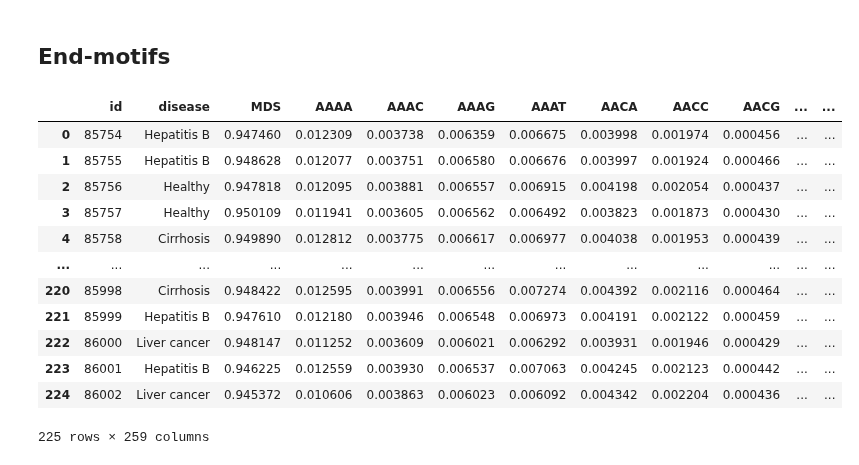
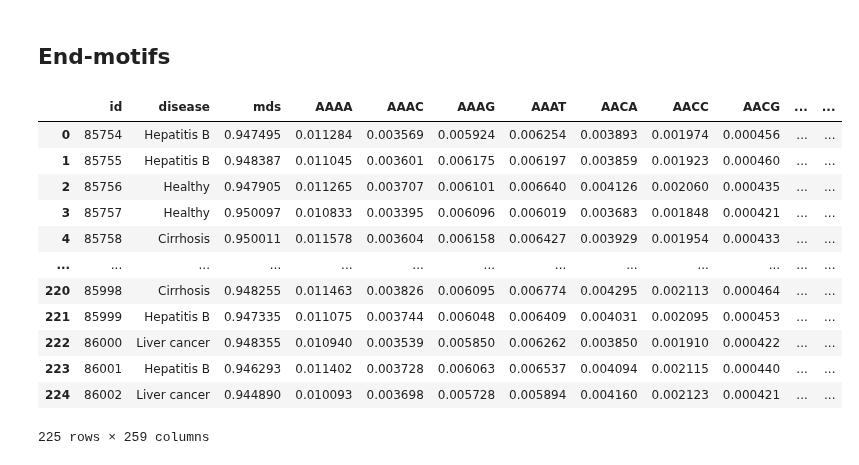
Before and after one commit to epifluidlab/FinaleToolkit, a Jupyter notebook: figs/frag_features_fig.ipynb, the cells around one changed output. Saved outputs shown, nothing was run; the diff lists cells and outputs as text; code cells hidden in the pictures.

```diff
--- a/figs/frag_features_fig.ipynb
+++ b/figs/frag_features_fig.ipynb
@@ -112,22 +112,22 @@ Text(-15, -80, "$R^2=0.9733$\nPearson's $\\rho = 0.9349$\nSpearman's $r = 0.9363
 # %%
 # read data from csv. The csv is our end-motif calculations on a dataset
 # from Jiang et al (2015), which is different from the data used in
 # Jiang et al (2020).
-end_motifs_csv = pd.read_csv('../data/jiang_end_motifs.csv')
+end_motifs_csv = pd.read_csv('../data/jiang_end_motifs_Jul26.csv')
 end_motifs_csv
 # %% [output]
-|  | id | disease | MDS | AAAA | AAAC | AAAG | AAAT | AACA | AACC | AACG | ... | ... |
-| 0 | 85754 | Hepatitis B | 0.947460 | 0.012309 | 0.003738 | 0.006359 | 0.006675 | 0.003998 | 0.001974 | 0.000456 | ... | ... |
-| 1 | 85755 | Hepatitis B | 0.948628 | 0.012077 | 0.003751 | 0.006580 | 0.006676 | 0.003997 | 0.001924 | 0.000466 | ... | ... |
-| 2 | 85756 | Healthy | 0.947818 | 0.012095 | 0.003881 | 0.006557 | 0.006915 | 0.004198 | 0.002054 | 0.000437 | ... | ... |
-| 3 | 85757 | Healthy | 0.950109 | 0.011941 | 0.003605 | 0.006562 | 0.006492 | 0.003823 | 0.001873 | 0.000430 | ... | ... |
-| 4 | 85758 | Cirrhosis | 0.949890 | 0.012812 | 0.003775 | 0.006617 | 0.006977 | 0.004038 | 0.001953 | 0.000439 | ... | ... |
+|  | id | disease | mds | AAAA | AAAC | AAAG | AAAT | AACA | AACC | AACG | ... | ... |
+| 0 | 85754 | Hepatitis B | 0.947495 | 0.011284 | 0.003569 | 0.005924 | 0.006254 | 0.003893 | 0.001974 | 0.000456 | ... | ... |
+| 1 | 85755 | Hepatitis B | 0.948387 | 0.011045 | 0.003601 | 0.006175 | 0.006197 | 0.003859 | 0.001923 | 0.000460 | ... | ... |
+| 2 | 85756 | Healthy | 0.947905 | 0.011265 | 0.003707 | 0.006101 | 0.006640 | 0.004126 | 0.002060 | 0.000435 | ... | ... |
+| 3 | 85757 | Healthy | 0.950097 | 0.010833 | 0.003395 | 0.006096 | 0.006019 | 0.003683 | 0.001848 | 0.000421 | ... | ... |
+| 4 | 85758 | Cirrhosis | 0.950011 | 0.011578 | 0.003604 | 0.006158 | 0.006427 | 0.003929 | 0.001954 | 0.000433 | ... | ... |
 | ... | ... | ... | ... | ... | ... | ... | ... | ... | ... | ... | ... | ... |
-| 220 | 85998 | Cirrhosis | 0.948422 | 0.012595 | 0.003991 | 0.006556 | 0.007274 | 0.004392 | 0.002116 | 0.000464 | ... | ... |
-| 221 | 85999 | Hepatitis B | 0.947610 | 0.012180 | 0.003946 | 0.006548 | 0.006973 | 0.004191 | 0.002122 | 0.000459 | ... | ... |
-| 222 | 86000 | Liver cancer | 0.948147 | 0.011252 | 0.003609 | 0.006021 | 0.006292 | 0.003931 | 0.001946 | 0.000429 | ... | ... |
-| 223 | 86001 | Hepatitis B | 0.946225 | 0.012559 | 0.003930 | 0.006537 | 0.007063 | 0.004245 | 0.002123 | 0.000442 | ... | ... |
-| 224 | 86002 | Liver cancer | 0.945372 | 0.010606 | 0.003863 | 0.006023 | 0.006092 | 0.004342 | 0.002204 | 0.000436 | ... | ... |
+| 220 | 85998 | Cirrhosis | 0.948255 | 0.011463 | 0.003826 | 0.006095 | 0.006774 | 0.004295 | 0.002113 | 0.000464 | ... | ... |
+| 221 | 85999 | Hepatitis B | 0.947335 | 0.011075 | 0.003744 | 0.006048 | 0.006409 | 0.004031 | 0.002095 | 0.000453 | ... | ... |
+| 222 | 86000 | Liver cancer | 0.948355 | 0.010940 | 0.003539 | 0.005850 | 0.006262 | 0.003850 | 0.001910 | 0.000422 | ... | ... |
+| 223 | 86001 | Hepatitis B | 0.946293 | 0.011402 | 0.003728 | 0.006063 | 0.006537 | 0.004094 | 0.002115 | 0.000440 | ... | ... |
+| 224 | 86002 | Liver cancer | 0.944890 | 0.010093 | 0.003698 | 0.005728 | 0.005894 | 0.004160 | 0.002123 | 0.000421 | ... | ... |
 225 rows × 259 columns
 # %%
 # get mds for Healthy, HBV, and HCC
```
Also changed, not shown: parts of 5 cells of this notebook, 3 other files.
